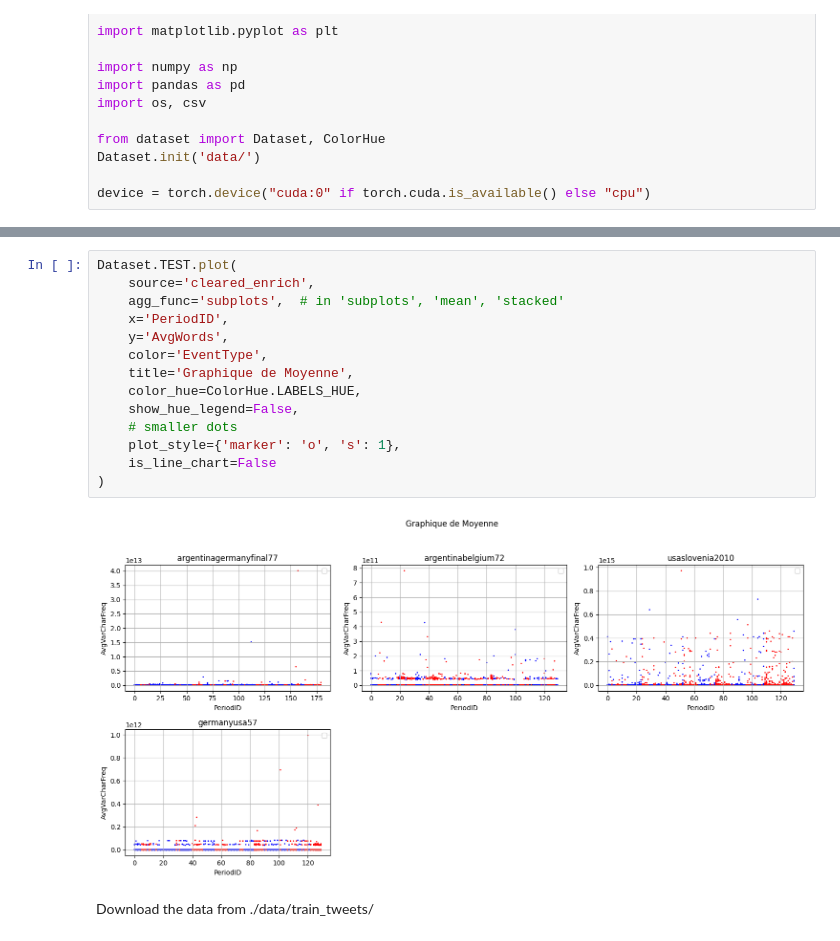
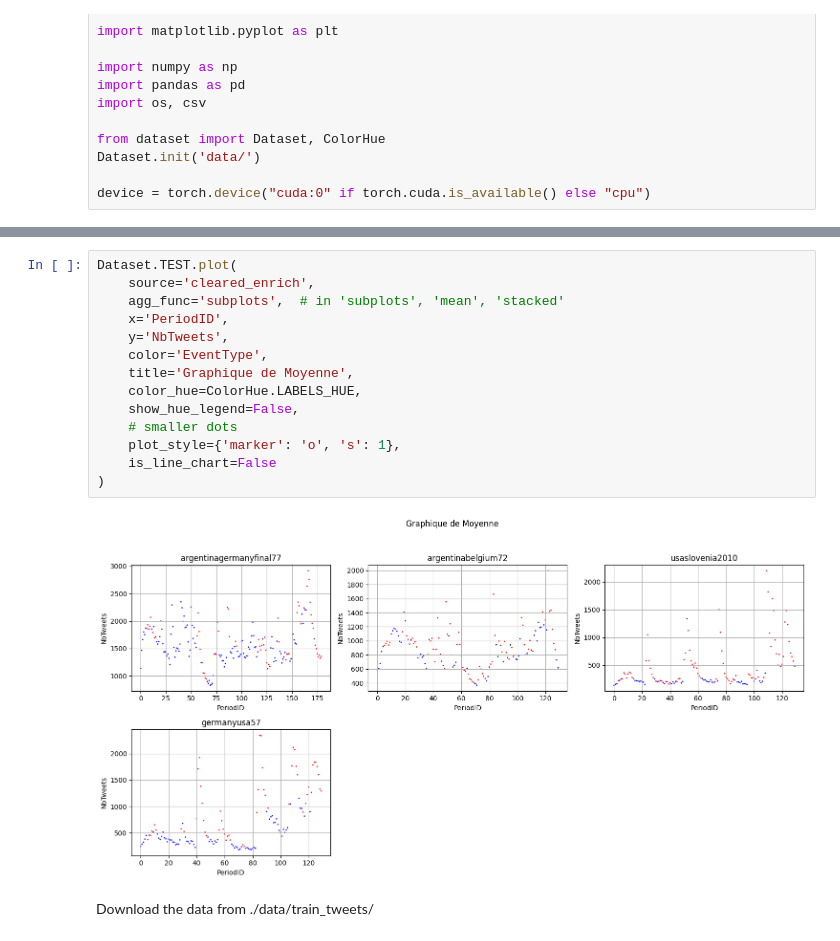
Before and after one commit to TristanDonze/Data-Challenge-Football-Event-Classifier, a Jupyter notebook: CaseStudy/ai.ipynb, the cells around one changed output, grey strips where cells are left out. Drawn from its saved outputs; the diff is of its cells as text.

```diff
--- a/CaseStudy/ai.ipynb
+++ b/CaseStudy/ai.ipynb
@@ -32,18 +32,18 @@ Dataset.TEST.plot(
 # %%
 Dataset.TEST.plot(
     source='cleared_enrich',
     agg_func='subplots',  # in 'subplots', 'mean', 'stacked'
     x='PeriodID',
-    y='AvgWords',
+    y='NbTweets',
     color='EventType',
     title='Graphique de Moyenne',
     color_hue=ColorHue.LABELS_HUE,
     show_hue_legend=False,
     # smaller dots
     plot_style={'marker': 'o', 's': 1},
     is_line_chart=False
 )
 # %% [output]
-[figure, old version]
+[figure, new version]
 # %% [markdown]
 Download the data from ./data/train_tweets/
```
Also changed, not shown: parts of 8 cells of this notebook, 1 other file.
